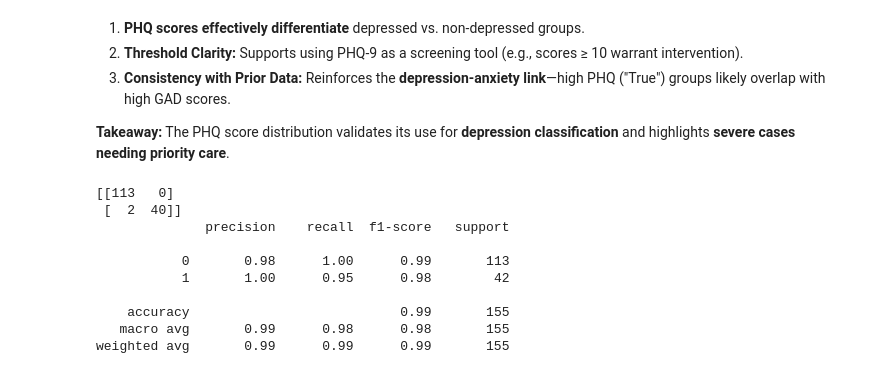
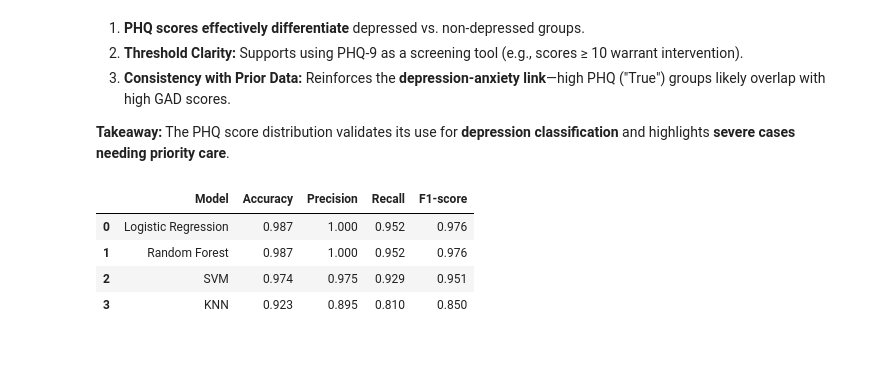
Before and after one commit to Aya-Elgammal/EDA, a Jupyter notebook: EDA.ipynb, the cells around one changed output. Drawn from its saved outputs; the diff is of its cells as text; code cells hidden in the pictures.

```diff
--- a/EDA.ipynb
+++ b/EDA.ipynb
@@ -328,14 +313,43 @@ y_pred = model.predict(X_test)
-# %%
-print(confusion_matrix(y_test, y_pred))
-print(classification_report(y_test, y_pred))
-# %% [output]
-[[113   0]
- [  2  40]]
-              precision    recall  f1-score   support
-
-           0       0.98      1.00      0.99       113
-           1       1.00      0.95      0.98        42
-
-    accuracy                           0.99       155
-   macro avg       0.99      0.98      0.98       155
-weighted avg       0.99      0.99      0.99       155
+# %%
+from sklearn.linear_model import LogisticRegression
+from sklearn.ensemble import RandomForestClassifier
+from sklearn.svm import SVC
+from sklearn.neighbors import KNeighborsClassifier
+from sklearn.metrics import accuracy_score, precision_score, recall_score, f1_score
+
+models = {
+    "Logistic Regression": LogisticRegression(max_iter=1000),
+    "Random Forest": RandomForestClassifier(),
+    "SVM": SVC(),
+    "KNN": KNeighborsClassifier()
+}
+
+results = []
+for name, model in models.items():
+    model.fit(X_train, y_train)
+    preds = model.predict(X_test)
+
+    accuracy = accuracy_score(y_test, preds)
+    precision = precision_score(y_test, preds)
+    recall = recall_score(y_test, preds)
+    f1 = f1_score(y_test, preds)
+
+    results.append({
+        "Model": name,
+        "Accuracy": round(accuracy, 3),
+        "Precision": round(precision, 3),
+        "Recall": round(recall, 3),
+        "F1-score": round(f1, 3)
+    })
+
+results_df = pd.DataFrame(results)
+results_df.sort_values(by="F1-score", ascending=False, inplace=True)
+results_df.reset_index(drop=True, inplace=True)
+
+results_df
+# %% [output]
+|  | Model | Accuracy | Precision | Recall | F1-score |
+| 0 | Logistic Regression | 0.987 | 1.000 | 0.952 | 0.976 |
+| 1 | Random Forest | 0.987 | 1.000 | 0.952 | 0.976 |
+| 2 | SVM | 0.974 | 0.975 | 0.929 | 0.951 |
+| 3 | KNN | 0.923 | 0.895 | 0.810 | 0.850 |
```
Also changed, not shown: parts of 12 cells of this notebook.
